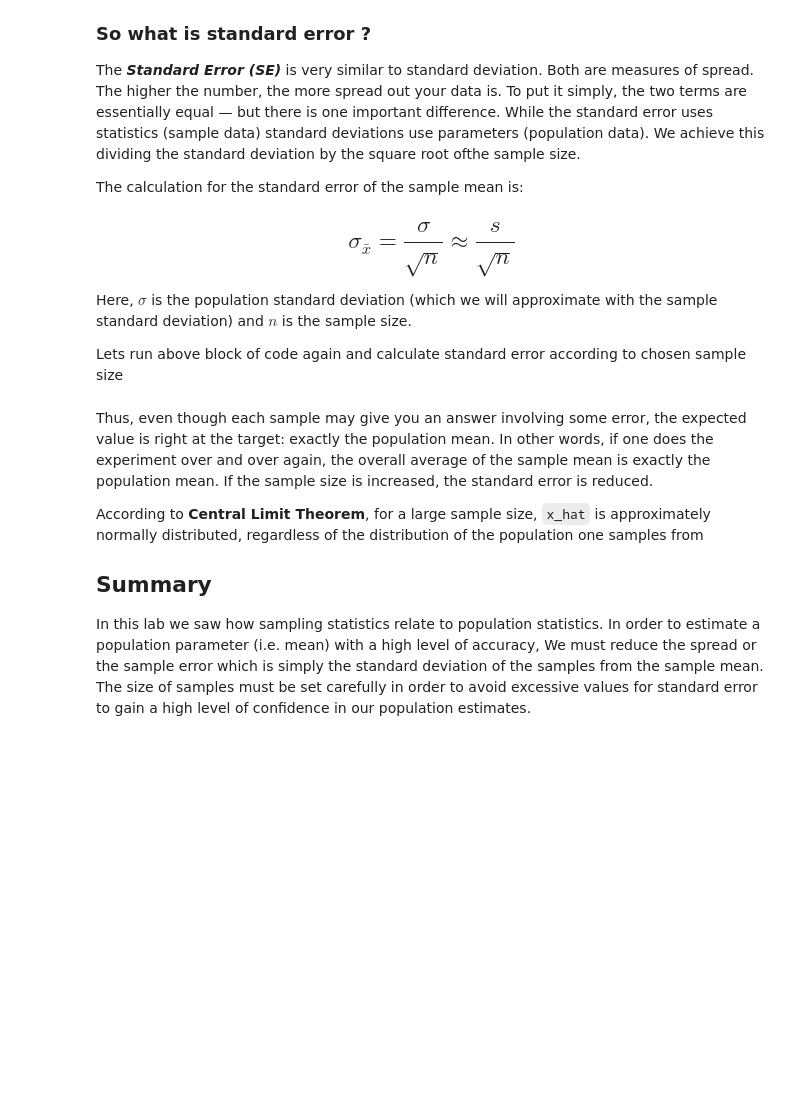
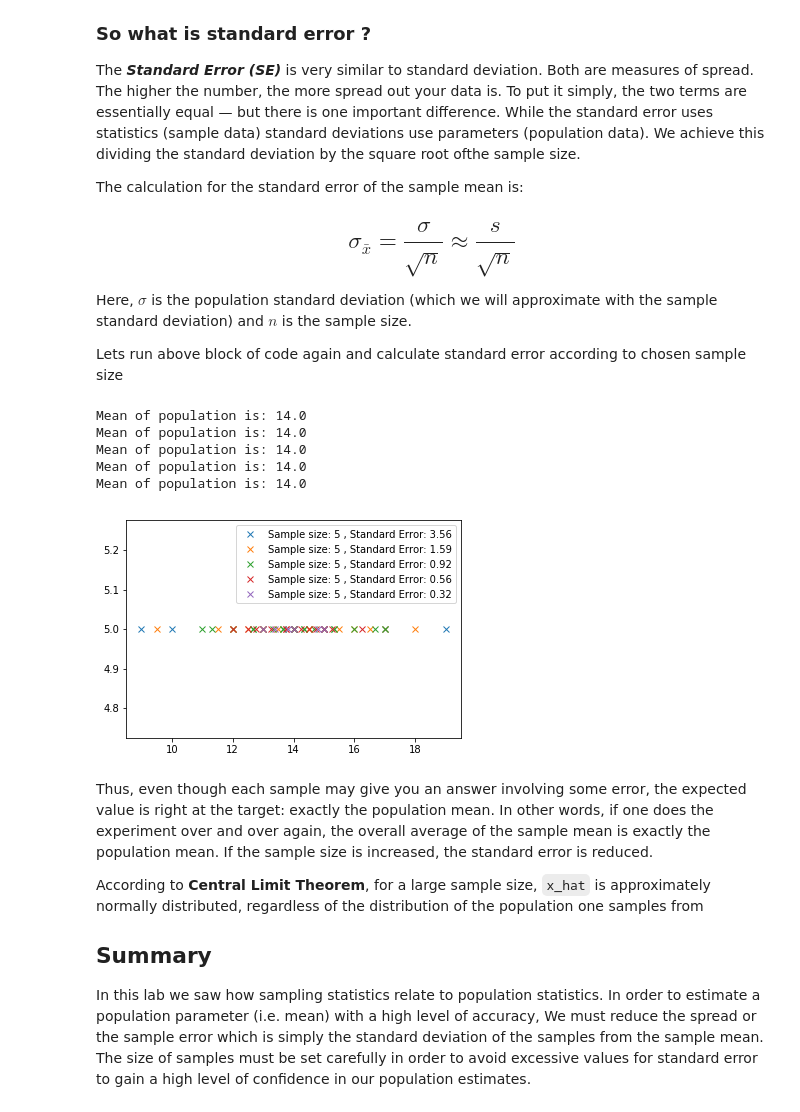
Before and after one commit to kemepley/dsc-sampling-statistics-dc-ds-career-042219, a Jupyter notebook: SamplingStatistics.ipynb, the cells around one changed output. Saved outputs shown, nothing was run; the diff lists cells and outputs as text; code cells hidden in the pictures; blank space fills up the shorter version.

```diff
--- a/SamplingStatistics.ipynb
+++ b/SamplingStatistics.ipynb
@@ -272,7 +290,8 @@ n = 5
 
 # Use above functions to generate combinations as samples with means and calculate the probability of seeing
 # each mean value  with sample size = 5.
-
+combs, means = sample_means(n, pumpkin_dict)
+probs = calculate_probability(means)
 
 # Using 5 samples with a population of size, we can see 6 possible combinations
 # The mean of all sample means mu_x_hat is: 14.0
@@ -292,7 +313,10 @@ In a loop, run the above experiment with sample sizes ranging from 1 to 5 and me
 # Run a for loop to execute above code for sample size 1 to 5 and visualise the spread of sample
 # means
 
-
+for i in range(1,6):
+    combs,means = sample_means(i, pumpkin_dict)
+    probs = calculate_probability(means)
+    print(combs, means, probs)
 
 # Using 1 samples with a population of size, we can see 6 possible combinations
 # The mean of all sample means mu_x_hat is: 14.0
@@ -327,20 +362,37 @@ Lets run above block of code again and calculate standard error according to cho
 # %%
 
 # Create empty lists for storing sample means, combinations and standard error for each iteration
 means_list = []
 combs_list = []
 err_list = []
 # Create a for loop with changing sample sizes
 
+for i in range(1,6):
+
     # Calculate combinations, means as earlier, append to relevant lists
-
-
+    combs, means = sample_means(i, pumpkin_dict)
+    combs_list.append(combs)
+    means_list.append(means)
 
     # Calculate and append the standard error by dividing sample means with square root of sample size
-
-
+    ste = round(np.std(means)/np.sqrt(i), 2)
+    err_list.append(ste)
 
     # Visualize sample spread and standard error values for each sample
+
+    val = n # this is the value where you want the data to appear on the y-axis.
+    ar = np.arange(10) # just as an example array
+    plt.plot(means, np.zeros_like(means) + val, 'x', label ="Sample size: "+ str(n) + " , Standard Error: "+ str(ste) )
+    plt.legend()
+
+plt.show()
+# %% [output]
+Mean of population is: 14.0
+Mean of population is: 14.0
+Mean of population is: 14.0
+Mean of population is: 14.0
+Mean of population is: 14.0
+[figure, added]
 # %% [markdown]
 Thus, even though each sample may give you an answer involving some error, the expected value is right at the target: exactly the population mean. In other words, if one does the experiment over and over again, the overall average of the sample mean is exactly the population mean. If the sample size is increased, the standard error is reduced.
 
```
Also changed, not shown: parts of 8 cells of this notebook.
